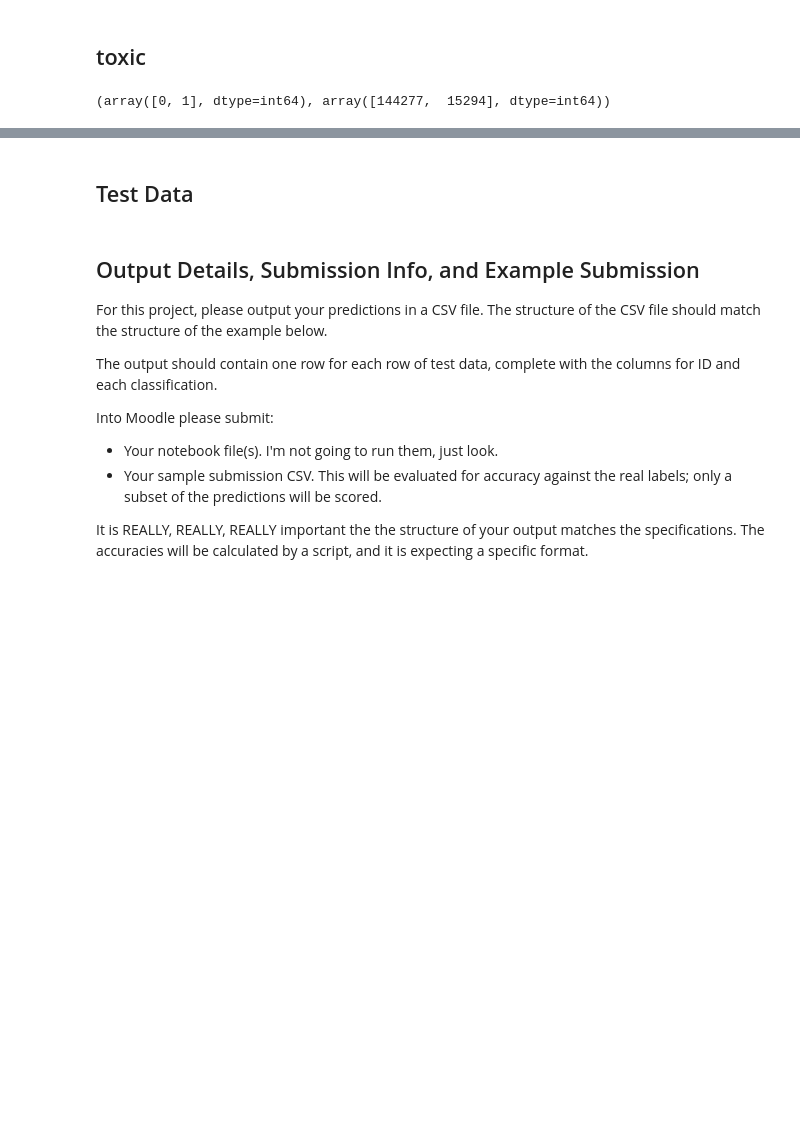
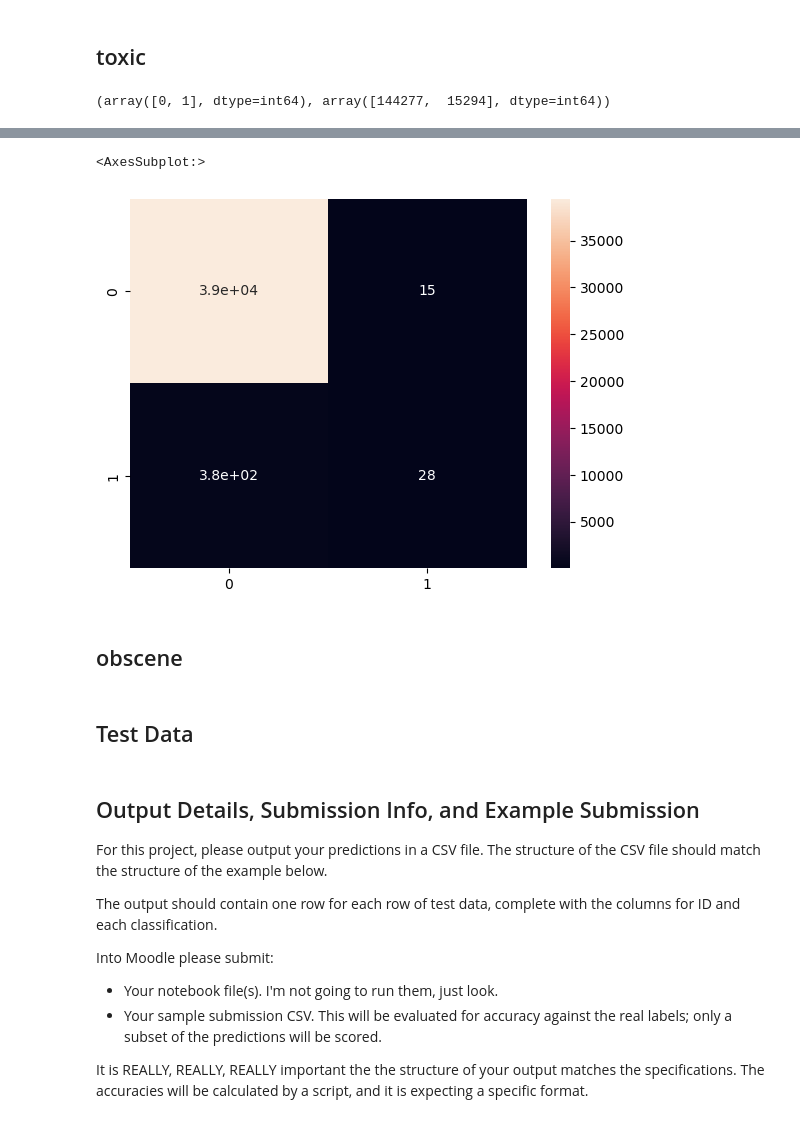
Before and after one commit to CcDenn/ItML_Project_1_Students, a Jupyter notebook: proj_1_start.ipynb, the cells around one changed output, grey strips where cells are left out. Cells and saved outputs as stored; diff of their text form; code cells hidden in the pictures; blank space fills up the shorter version.

```diff
--- a/proj_1_start.ipynb
+++ b/proj_1_start.ipynb
@@ -77,2 +77,17 @@ def preprocess_text(text):
+# %%
+def preprocess_text(text):
+    # Convert text to lowercase
+    text = text.lower()
+    # Tokenize text into individual words
+    words = word_tokenize(text)
+    # Remove stopwords and punctuation
+    stop_words = set(stopwords.words('english'))
+    words = [w for w in words if not w in stop_words and w not in string.punctuation]
+    # Remove numbers and other special characters
+    words = [re.sub(r'\d+', '', w) for w in words]
+    words = [re.sub(r'[^\w\s]', '', w) for w in words]
+    # Join the words back into a string
+    text = " ".join(words)
+    return text
 # %%
 train_df['cleaned_text'] = train_df['comment_text'].apply(preprocess_text)
@@ -167,0 +169,18 @@ AttributeError: 'list' object has no attribute 'lower'
+# %%
+model_nb_stoxic = RandomForestClassifier()
+
+vector_nb_stoxic = TfidfVectorizer()
+X_stoxic = train_df["cleaned_text"]
+X_train_stoxic, X_test_stoxic, y_train_stoxic, y_test_stoxic = train_test_split(X_stoxic, y_stoxic)
+
+# build a Pipeline
+pipe_nb_stoxic = Pipeline([("vect", vector_nb_stoxic),("model", model_nb_stoxic)])
+
+pipe_nb_stoxic.fit(X_train_stoxic, y_train_stoxic.ravel())
+preds_stoxic = pipe_nb_stoxic.predict(X_test_stoxic)
+
+print(classification_report(y_test_stoxic, preds_stoxic))
+confusion_matrix(y_test_stoxic, preds_stoxic)
+
+
+pipe_nb_stoxic.fit(X_stoxic, y_stoxic.ravel())
@@ -167,0 +198,7 @@ AttributeError: 'list' object has no attribute 'lower'
+# %%
+sns.heatmap(confusion_matrix(y_test_stoxic, preds_stoxic), annot=True)
+# %% [output]
+<AxesSubplot:>
+[figure, added]
+# %% [markdown]
+## obscene
```
Also changed, not shown: parts of 16 cells of this notebook.
